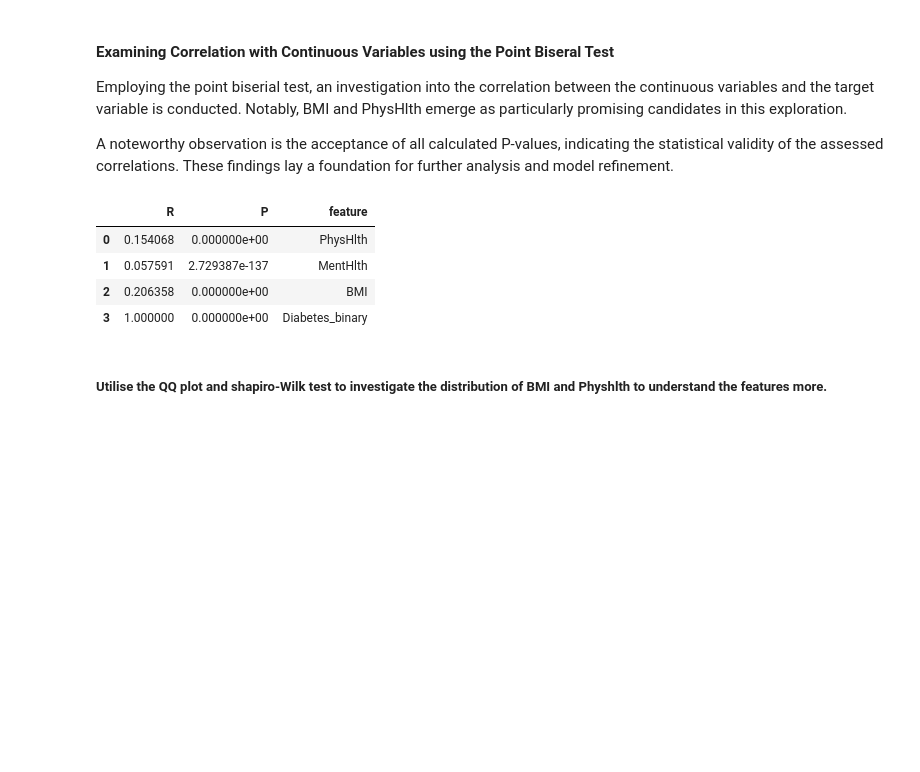
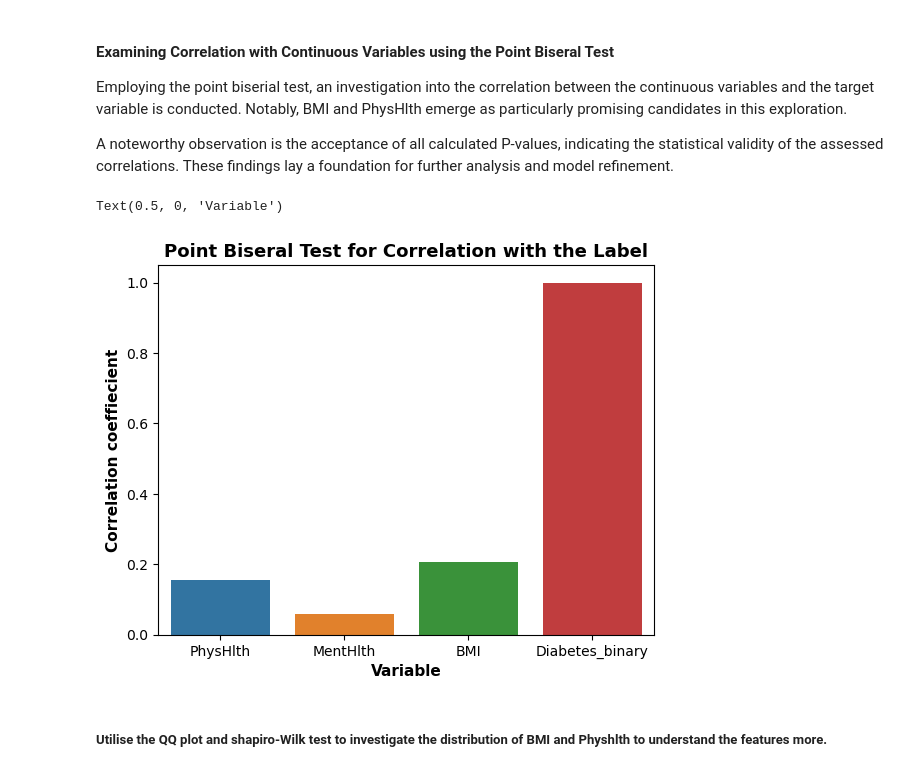
Before and after one commit to Adenrele/Diabetes-T2-Classification, a Jupyter notebook: diabetes.ipynb, the cells around one changed output. Saved outputs shown, nothing was run; the diff lists cells and outputs as text; code cells hidden in the pictures; blank space fills up the shorter version.

```diff
--- a/diabetes.ipynb
+++ b/diabetes.ipynb
@@ -225,26 +226,27 @@ A noteworthy observation is the acceptance of all calculated P-values, indicatin
 # %%
 #Point biseral test for correlation between continuous features and binarary label.
 
 biseral_results = pd.DataFrame()
 r_value = []
 p_value = []
 feature = []
 for features in train_contintuous.columns:
     biseral_r_value, biseral_p_value = stats.pointbiserialr(train_contintuous[features], train_label)
     r_value.append(biseral_r_value)
     p_value.append(biseral_p_value)
     feature.append(features)
 biseral_results["R"] = r_value
 biseral_results["P"] = p_value
 biseral_results["feature"] = feature
 
-biseral_results
+#Visualise
+sns.barplot(x= biseral_results.feature, y= biseral_results.R)
+plt.title("Point Biseral Test for Correlation with the Label", fontsize= 13, fontweight='bold')
+plt.ylabel("Correlation coeffiecient", fontsize= 11, fontweight='bold')
+plt.xlabel("Variable", fontsize= 11, fontweight='bold')
 # %% [output]
-|  | R | P | feature |
-| 0 | 0.154068 | 0.000000e+00 | PhysHlth |
-| 1 | 0.057591 | 2.729387e-137 | MentHlth |
-| 2 | 0.206358 | 0.000000e+00 | BMI |
-| 3 | 1.000000 | 0.000000e+00 | Diabetes_binary |
+Text(0.5, 0, 'Variable')
+[figure, added]
 # %% [markdown]
 ##### Utilise the QQ plot and shapiro-Wilk test to investigate the distribution of BMI and Physhlth to understand the features more.
 # %% [markdown]
```
Also changed, not shown: parts of 11 cells of this notebook.
